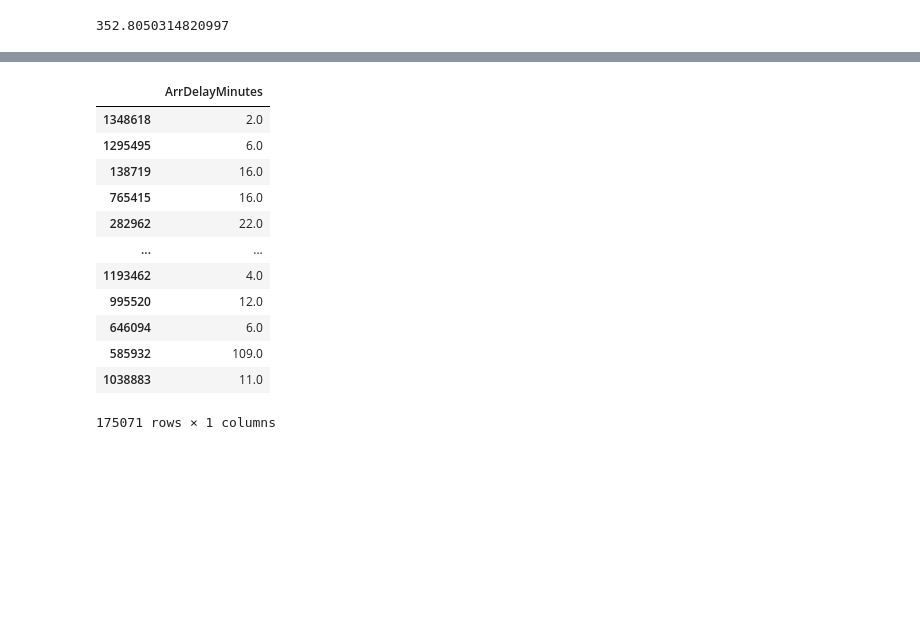
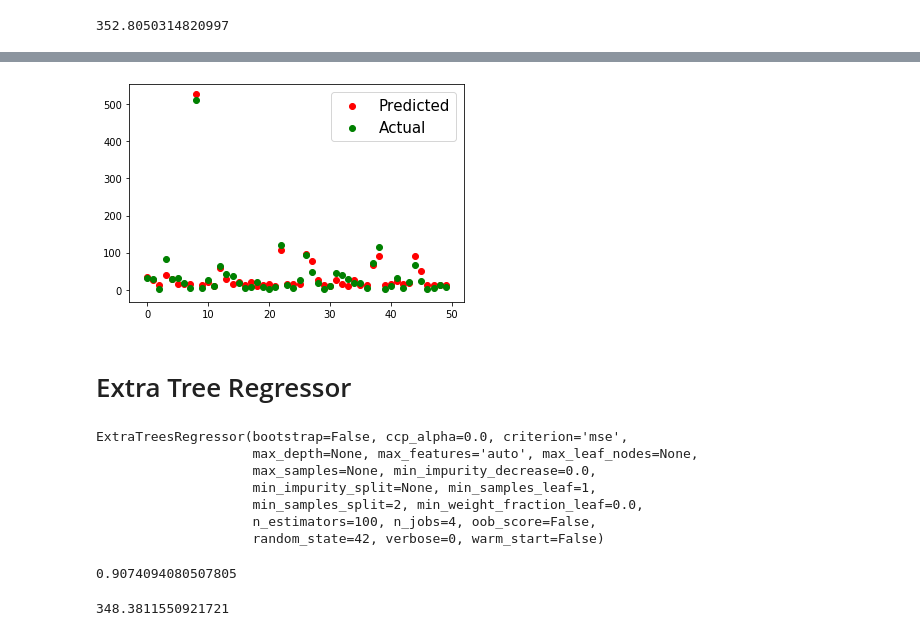
Before and after one commit to MaheshBharadwaj/FlightDelayPrediction, a Jupyter notebook: DelayPrediction.ipynb, the cells around one changed output, grey strips where cells are left out. Drawn from its saved outputs; the diff is of its cells as text; code cells hidden in the pictures; blank space fills up the shorter version.

Commit message:
Linear,XGBoost & Extra Trees Regression

```diff
--- a/DelayPrediction.ipynb
+++ b/DelayPrediction.ipynb
@@ -118,16 +112,10 @@ pred
-# %%
-y_test
-# %% [output]
-|  | ArrDelayMinutes |
-| 1348618 | 2.0 |
-| 1295495 | 6.0 |
-| 138719 | 16.0 |
-| 765415 | 16.0 |
-| 282962 | 22.0 |
-| ... | ... |
-| 1193462 | 4.0 |
-| 995520 | 12.0 |
-| 646094 | 6.0 |
-| 585932 | 109.0 |
-| 1038883 | 11.0 |
-175071 rows × 1 columns
+# %%
+fig,ax2 = plt.subplots()
+ax2.scatter(y=y_pred[200:250],x=[i for i in range(50)],c='r',label='Predicted')
+ax2.scatter(y=y_test[200:250],x=[i for i in range(50)],c='g',label='Actual')
+ax2.legend(fontsize=15)
+plt.show()
+# %% [output]
+[figure, added]
+# %% [markdown]
+# Extra Tree Regressor
@@ -133,0 +126,10 @@ y_test
+# %%
+et_reg.fit(X_train,y_train)
+# %% [output]
+ExtraTreesRegressor(bootstrap=False, ccp_alpha=0.0, criterion='mse',
+                    max_depth=None, max_features='auto', max_leaf_nodes=None,
+                    max_samples=None, min_impurity_decrease=0.0,
+                    min_impurity_split=None, min_samples_leaf=1,
+                    min_samples_split=2, min_weight_fraction_leaf=0.0,
+                    n_estimators=100, n_jobs=4, oob_score=False,
+                    random_state=42, verbose=0, warm_start=False)
@@ -133,0 +138,8 @@ y_test
+# %%
+r2_score(y_test,y_pred)
+# %% [output]
+0.9074094080507805
+# %%
+mean_squared_error(y_test,y_pred)
+# %% [output]
+348.3811550921721
```
Also changed, not shown: parts of 8 cells of this notebook.
